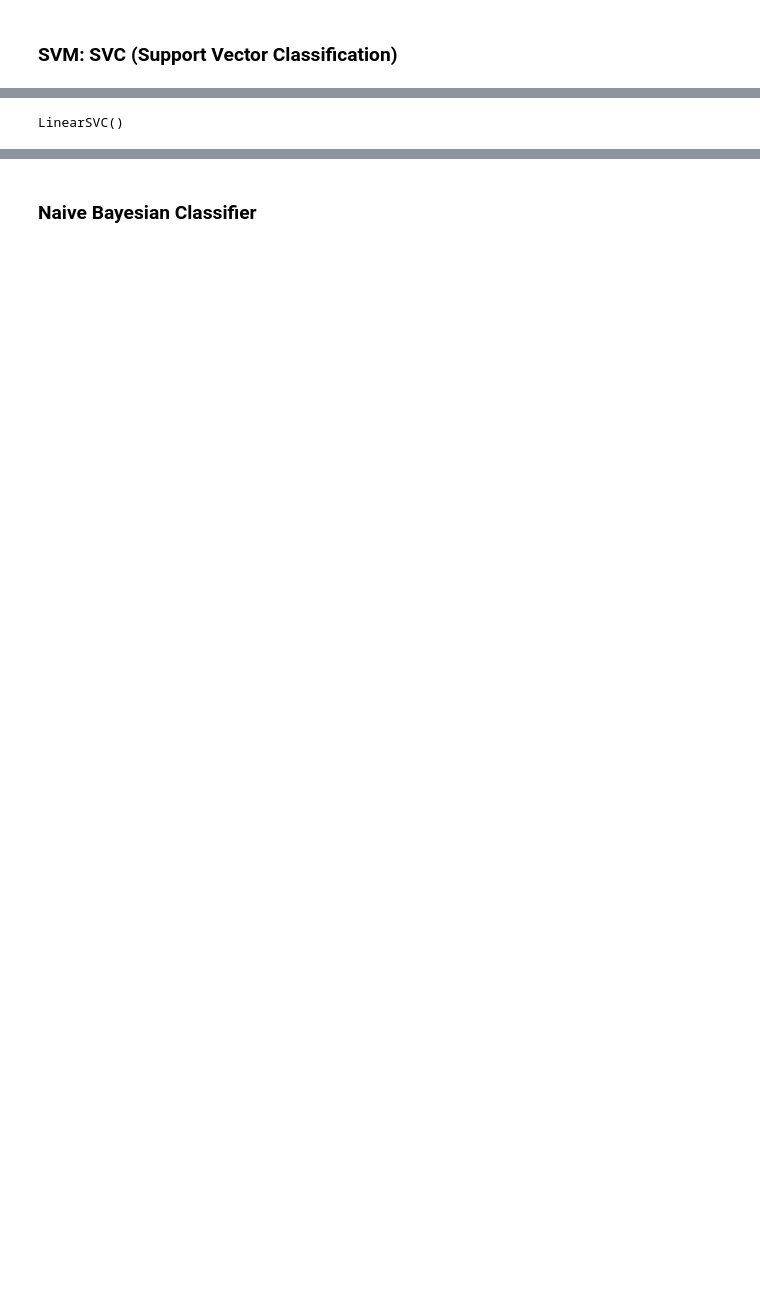
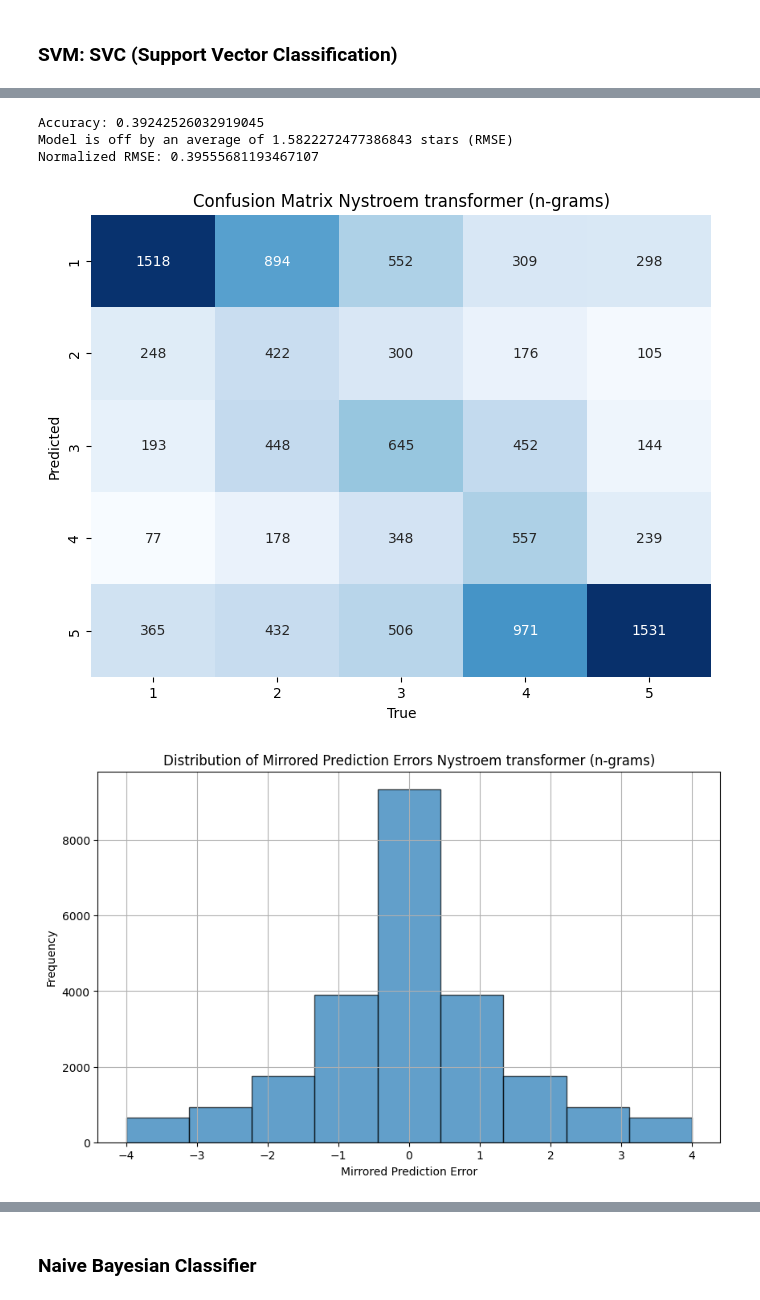
Before and after one commit to owenkutzscher/Data-Mining-Final-Project-NLP-RNN-Neural-Network, a Jupyter notebook: code/n-grams-analysis.ipynb, the cells around one changed output, grey strips where cells are left out. Drawn from its saved outputs; the diff is of its cells as text; code cells hidden in the pictures; blank space fills up the shorter version.

```diff
--- a/code/n-grams-analysis.ipynb
+++ b/code/n-grams-analysis.ipynb
@@ -440,39 +459,92 @@ Normalized RMSE: 0.30770805300661086
 # NOTE Oh god this makes the model perform horribly!!
 # The model is good at predicting 1 and 5 star reviews but nothing else!
 # It it especially bad at 3 star reviews now, predicting barley any of them correctly
 
 # First we will use a kernal approximator so we can train on a large ammount of data quickly
 
 # Use Nystroem to approximate the kernel matrix (data gets manipulated, makes it so the kernal can )
-nystroem_transformer = Nystroem(kernel='linear', n_components=600, random_state=69)
+nystroem_transformer = Nystroem(kernel='linear', n_components=200, random_state=69)
 X_train_nystroem = nystroem_transformer.fit_transform(X_train_vectorized)
 X_test_nystroem = nystroem_transformer.transform(X_test_vectorized)
 # Expiraments: n_components= 300 horrible barley gets anything right as far as 3 star reviews!!
 # 600 horrible and doesn't get really anything right, appears to guess randomly, but good at guessing 5 star reviews
-
-
-
-
-
+# 200
 
 
 
 
 # Create an SVM classifier
 """
 # C-Support Vector Classification (with the Nystroem stuff this takes twice as long to train than with no Nystroem)
 svm_classifier = SVC(kernel='linear')  # You can choose different kernels like 'linear', 'rbf', 'poly', etc.
 """
 # Linear Support Vector Classification (not as good but way faster to train!)
 svm_classifier_nystroem = LinearSVC()
 
 
 
+# Train the SVM classifier
+svm_classifier_nystroem.fit(X_train_nystroem, y_train)
 
 
 
 
-# Train the SVM classifier
-svm_classifier_nystroem.fit(X_train_nystroem, y_train)
+# Make predictions on the test set
+y_pred = svm_classifier_nystroem.predict(X_test_nystroem)
+
+
+print("Accuracy:", accuracy_score(y_test, y_pred))
+# print("\nClassification Report:\n", classification_report(y_test, y_pred))
+
+
+# Root mean squared error
+mse = mean_squared_error(y_test, y_pred)
+rmse = np.sqrt(mse)
+print("Model is off by an average of", rmse, "stars (RMSE)")
+normalized_rmse = rmse / (max(y_test) - min(y_test))
+print("Normalized RMSE:", normalized_rmse)
+
+
+
+# From this hart we can see that the model is the best at predicting 1 and 5 star reviews
+# Calculate confusion matrix
+conf_matrix = confusion_matrix(y_test, y_pred)
+
+# Create a DataFrame for the confusion matrix
+conf_matrix_df = pd.DataFrame(conf_matrix, index=range(1, 6), columns=range(1, 6))
+
+# Display the raw confusion matrix
+# print("\nConfusion Matrix:\n", conf_matrix_df)
+
+# Create a heatmap using seaborn with swapped axes
+plt.figure(figsize=(8, 6))
+sns.heatmap(conf_matrix_df.T, annot=True, fmt='d', cmap='Blues', cbar=False)
+plt.title('Confusion Matrix Nystroem transformer (n-grams)')
+plt.xlabel('True')
+plt.ylabel('Predicted')
+plt.show()
+
+
+# Calculate prediction errors
+errors = y_pred - y_test
+
+# Create a mirrored version of the errors
+mirrored_errors = -errors
+
+# Concatenate the original and mirrored errors
+all_errors = np.concatenate([errors, mirrored_errors])
+
+# Plot histogram of errors
+plt.figure(figsize=(10, 6))
+plt.hist(all_errors, bins=9, edgecolor='black', alpha=0.7)
+plt.title('Distribution of Mirrored Prediction Errors Nystroem transformer (n-grams)')
+plt.xlabel('Mirrored Prediction Error')
+plt.ylabel('Frequency')
+plt.grid(True)
+plt.show()
 # %% [output]
-LinearSVC()
+Accuracy: 0.39242526032919045
+Model is off by an average of 1.5822272477386843 stars (RMSE)
+Normalized RMSE: 0.39555681193467107
+[figure, added]
+[figure, added]
```
Also changed, not shown: parts of 21 cells of this notebook, 1 other file.
